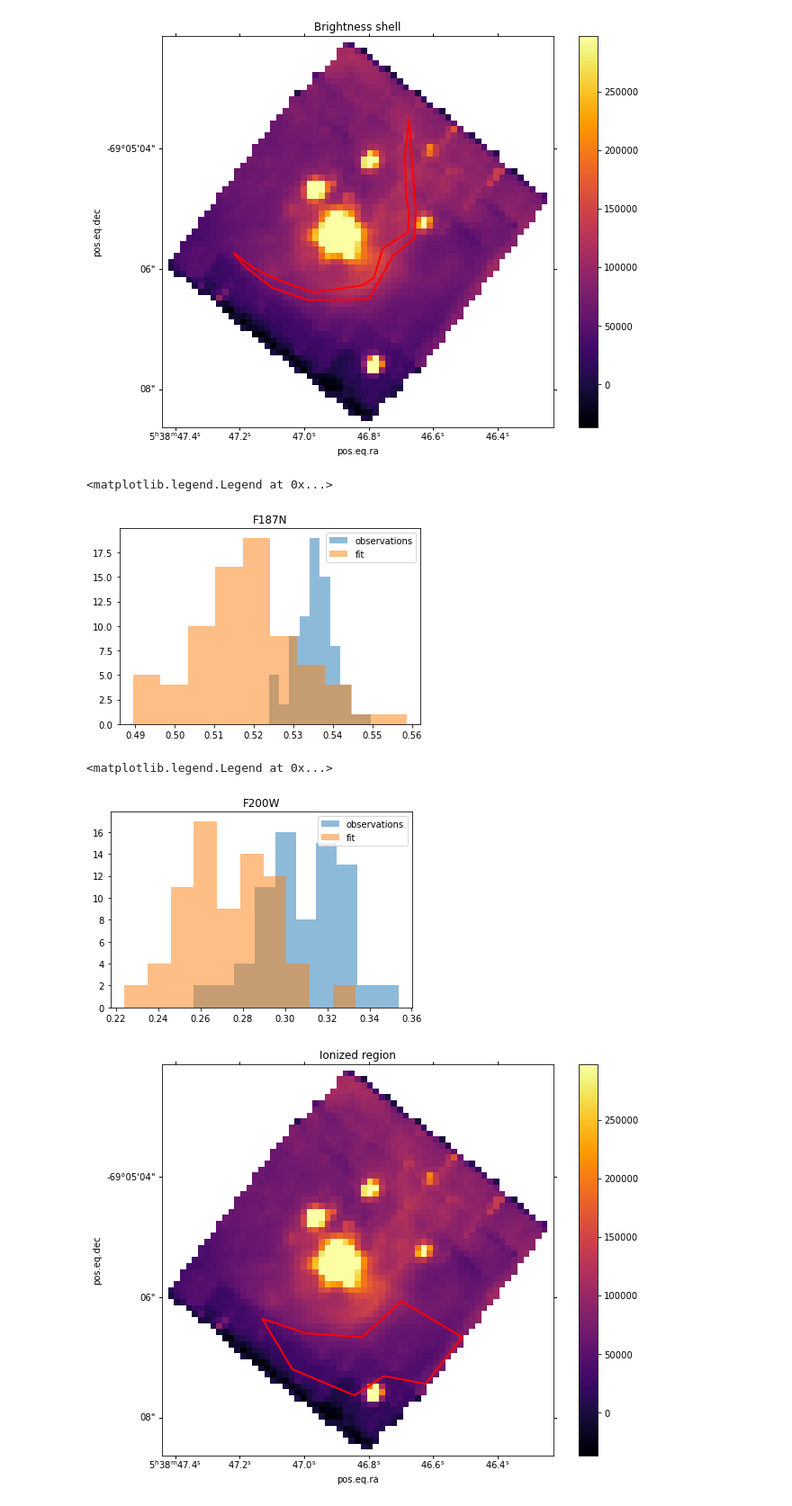
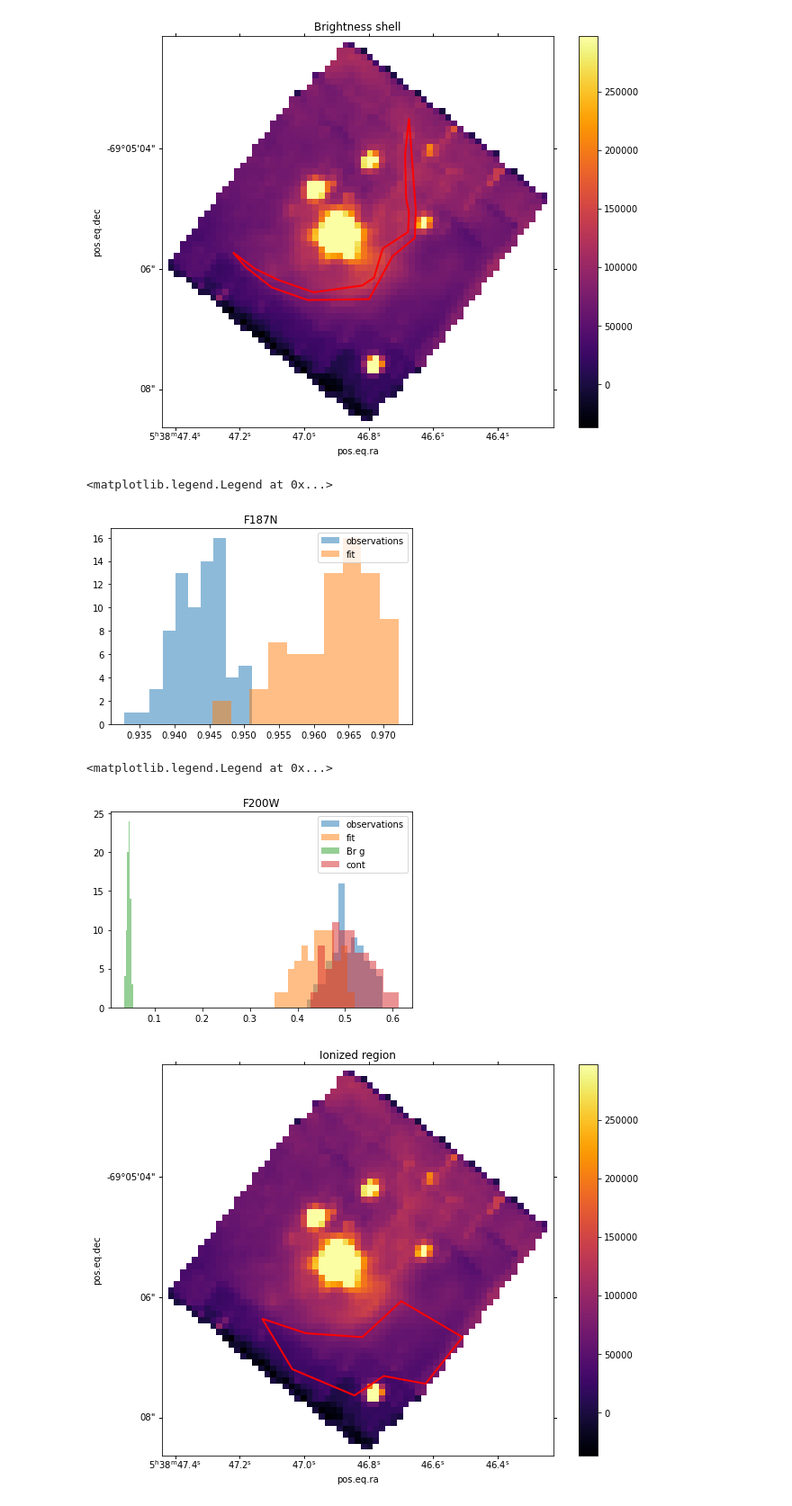
Before and after one commit to will-henney/globule-seminario, a Jupyter notebook: 30Doradus/Fit_to_spectrum_of_NIRSpec.ipynb, the cells around one changed output. Shown at 90% size. Saved outputs shown, nothing was run; the diff lists cells and outputs as text; code cells hidden in the pictures.

Commit message:
Funcctions to stimated the contibution of Pa alpha in F187N and F200W filters

```diff
--- a/30Doradus/Fit_to_spectrum_of_NIRSpec.ipynb
+++ b/30Doradus/Fit_to_spectrum_of_NIRSpec.ipynb
@@ -346,24 +346,34 @@ def contribution_line(cube,region,T_x,T_y,idx):
     spec, lamb, loc = region_spec(cube,region)
     ratio_obs =  []
     ratio_fit = []
+    ratio_gam = []
+    ratio_con = []
     '''obtaining the spectrum of each pixel'''
     for i in spec:
         x = FilterSpectrum(lamb,i,)
         inter_ = interp1d(x.x,x.y)
         new_spec = inter_(T_x)
-        x1 = FilterSpectrum(np.array(T_x)*u.um,np.array(T_y)*new_spec*u.MJy/u.sr)
-        x1.fit_Spec(x1.x,x1.y,x1.peaks_amplitudes,x1.peaks_mean,x1.pix_width)
-        flux_weight = np.array(T_y)*new_spec
+        flux_weight = new_spec*np.array(T_y)
         flux_total = simpson(flux_weight,x=T_x)
-        flux_line = simpson(flux_weight[idx-4:idx+5],x=T_x[idx-4:idx+5])
+        flux_line = simpson(flux_weight[idx-3:idx+4],x=T_x[idx-3:idx+4])
         ratio_obs.append(flux_line/flux_total)
-        if np.abs(1.877-x1.Model[1].mean.value)<0.001:
-            ratio_fit.append((np.sqrt(np.pi*2)*x1.Model[1].amplitude.value*x1.Model[1].stddev.value)/flux_total)
-    return(ratio_obs,ratio_fit)
+        if x.peaks_idx.size != 0:
+            x.fit_Spec(x.x,x.y,x.peaks_amplitudes,x.peaks_mean,x.pix_width)
+            F_model = simpson((x.Model(T_x))*T_y,x=T_x)
+            ratio_fit.append((simpson((x.Model[1](T_x))*T_y,x=T_x))/(F_model))
+            try:
+                ratio_gam.append((simpson((x.Model[2](T_x))*T_y,x=T_x))/(F_model))
+            except:
+                pass
+            try:
+                ratio_con.append((simpson((x.Model[0](T_x))*T_y,x=T_x))/(F_model))
+            except:
+                pass
+    return(ratio_obs,ratio_fit,ratio_gam,ratio_con)
 # %%
 '''The analisys in the brightnes shell'''
-r1_187,r1_187_fit = contribution_line(DATA_NIR[2],regions[0],TF187N[0],TF187N[1],129)
-r1_200,r1_200_fit = contribution_line(DATA_NIR[2],regions[0],TF200W[0],TF200W[1],192)
+r1_187,r1_187_fit, r1_ga, r1_con= contribution_line(DATA_NIR[2],regions[0],TF187N[0],TF187N[1],129)
+r1_200,r1_200_fit, r1200_ga, r1200_con = contribution_line(DATA_NIR[2],regions[0],TF200W[0],TF200W[1],192)
 # %%
 plt.hist(r1_187,alpha=0.5,label='observations')
 plt.hist(r1_187_fit,alpha=0.5,label='fit')
@@ -371,15 +381,17 @@ plt.title('F187N')
 plt.legend()
 # %% [output]
 <matplotlib.legend.Legend at 0x...>
-[figure, old version]
+[figure, new version]
 # %%
-plt.hist(r1_200,alpha=0.5,label='observations')
-plt.hist(r1_200_fit,alpha=0.5,label='fit')
+plt.hist(r1_200,alpha=0.5,label='observations',bins=12)
+plt.hist(r1_200_fit,alpha=0.5,label='fit',bins=12)
+plt.hist(r1200_ga,alpha=0.5,label='Br g',bins=6)
+plt.hist(r1200_con,alpha=0.5,label='cont',bins=12)
 plt.title('F200W')
 plt.legend()
 # %% [output]
 <matplotlib.legend.Legend at 0x...>
-[figure, old version]
+[figure, new version]
 # %%
 '''The next region'''
 region_pix = regions[1].to_pixel(wcs_N)
```
Also changed, not shown: parts of 12 cells of this notebook.
